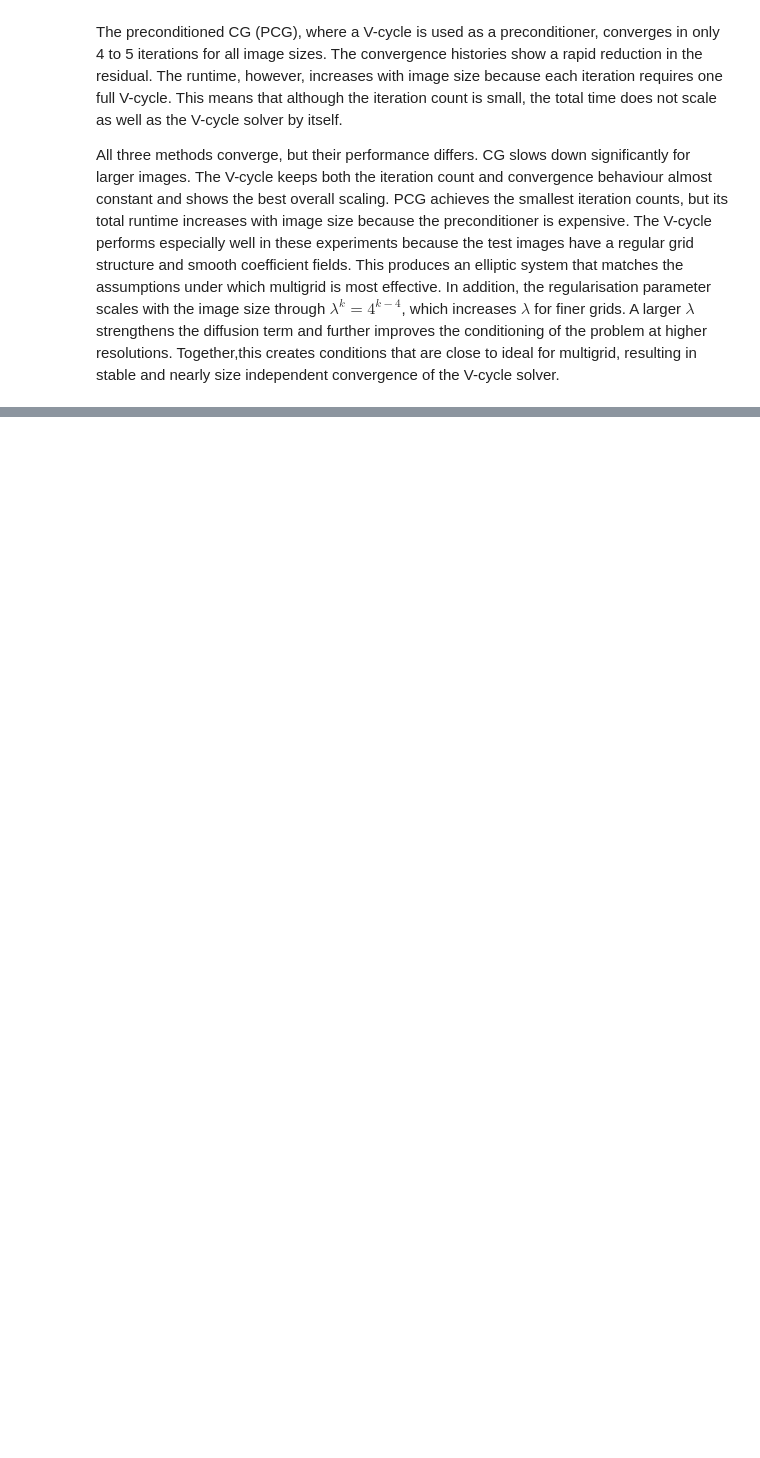
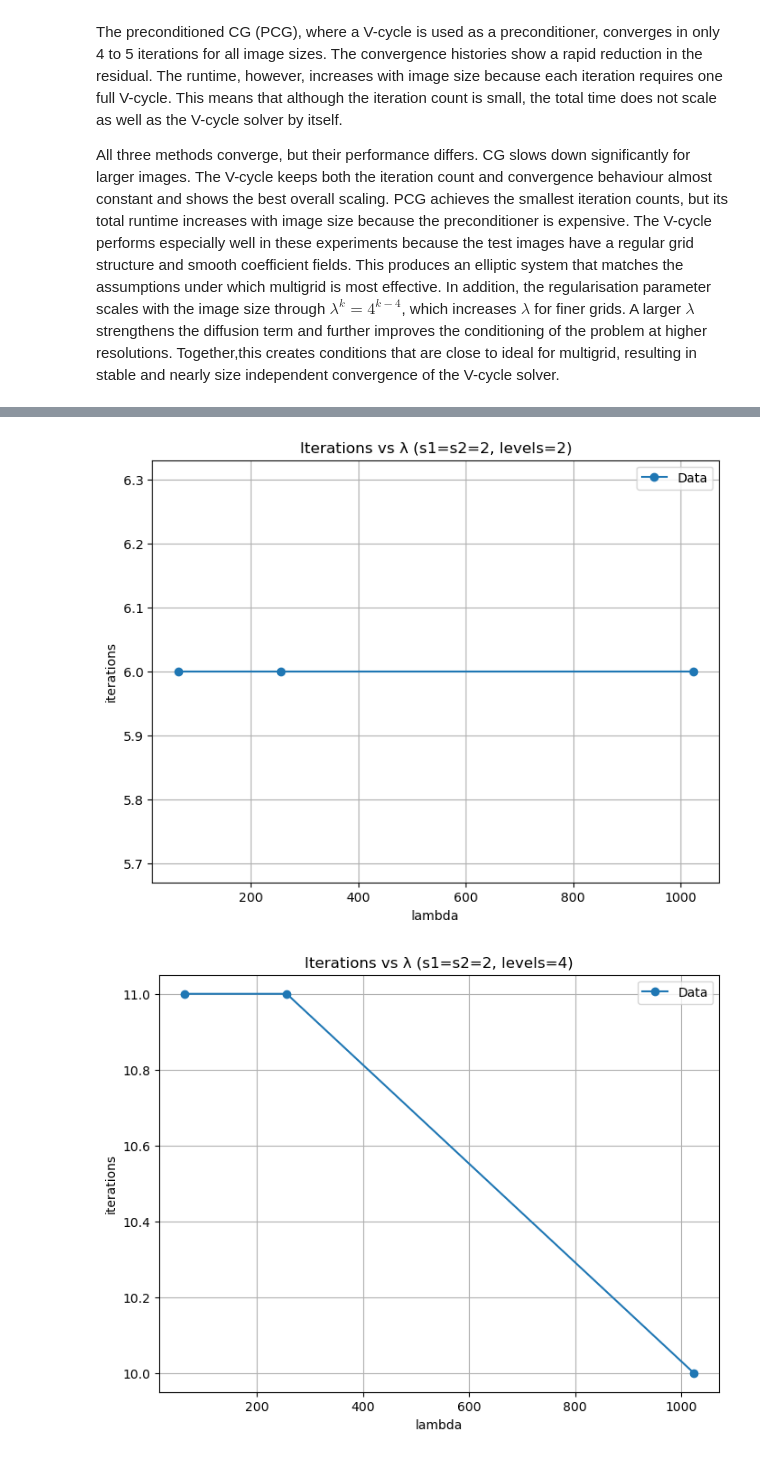
Before and after one commit to tlhaugen/TMA4205-Estimation-of-Optical-Flow, a Jupyter notebook: main.ipynb, the cells around one changed output, grey strips where cells are left out. Saved outputs shown, nothing was run; the diff lists cells and outputs as text; code cells hidden in the pictures; blank space fills up the shorter version.

```diff
--- a/main.ipynb
+++ b/main.ipynb
@@ -677,8 +689,8 @@ plot_vc_param_comparison(
 # %%
-N = 256
+N = 256*2 #Runs in 15 min with this size, much faster wil smaller N
 s1_list = [1, 2, 3, 4]
 s2_list = [1, 2, 3, 4]          # allows asymmetric tests if you want
-level_list = [3, 4, 5]          # 3–5 V-cycle levels
+level_list = [2,3, 4, 5]          # 3–5 V-cycle levels
 lambda_base = 256.0             # from λ_k formula for N=256
 lambda_list = [lambda_base / 4, lambda_base, lambda_base * 4]  # [64, 256, 1024]
 
@@ -697,0 +822,43 @@ vc_records = run_vc_param_grid(
+# %%
+# Levels = 2
+plot_vc_param_comparison(
+    records=vc_records,
+    x_param="lambda",
+    y_param="iterations",
+    group_by=None,
+    filters={"N": N, "s1": 2, "s2": 2, "levels": 2},
+    title=f"Iterations vs λ (s1=s2=2, levels=2)"
+)
+
+# Levels = 4
+plot_vc_param_comparison(
+    records=vc_records,
+    x_param="lambda",
+    y_param="iterations",
+    group_by=None,
+    filters={"N": N, "s1": 2, "s2": 2, "levels": 4},
+    title=f"Iterations vs λ (s1=s2=2, levels=4)"
+)
+
+# Levels = 2
+plot_vc_param_comparison(
+    records=vc_records,
+    x_param="lambda",
+    y_param="time",
+    group_by=None,
+    filters={"N": N, "s1": 2, "s2": 2, "levels": 2},
+    title=f"time vs λ (s1=s2=2, levels=2)"
+)
+
+# Levels = 4
+plot_vc_param_comparison(
+    records=vc_records,
+    x_param="lambda",
+    y_param="time",
+    group_by=None,
+    filters={"N": N, "s1": 2, "s2": 2, "levels": 4},
+    title=f"time vs λ (s1=s2=2, levels=4)"
+)
+# %% [output]
+[figure, added]
+[figure, added]
```
Also changed, not shown: parts of 23 cells of this notebook.
